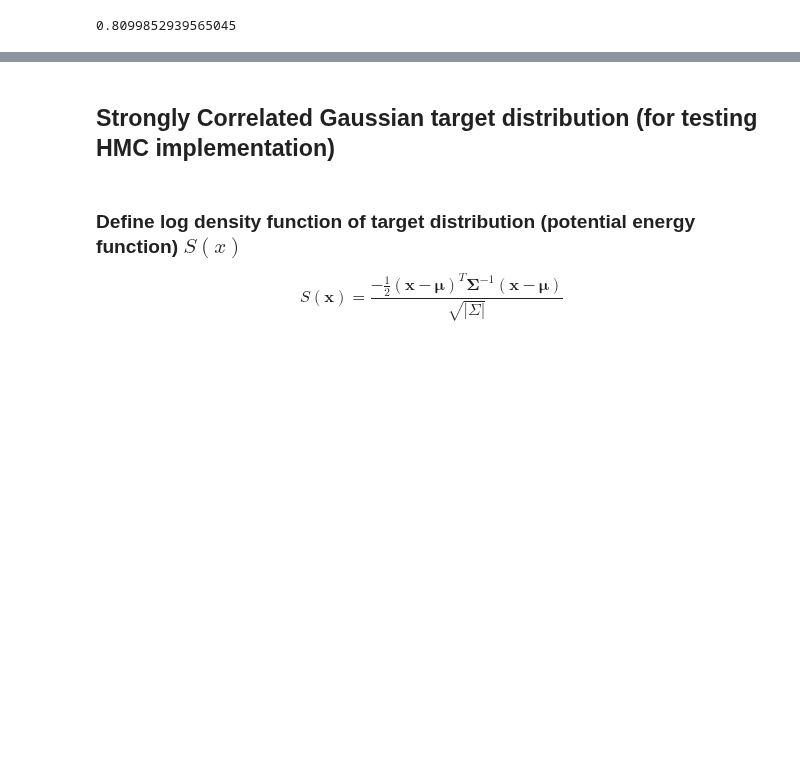
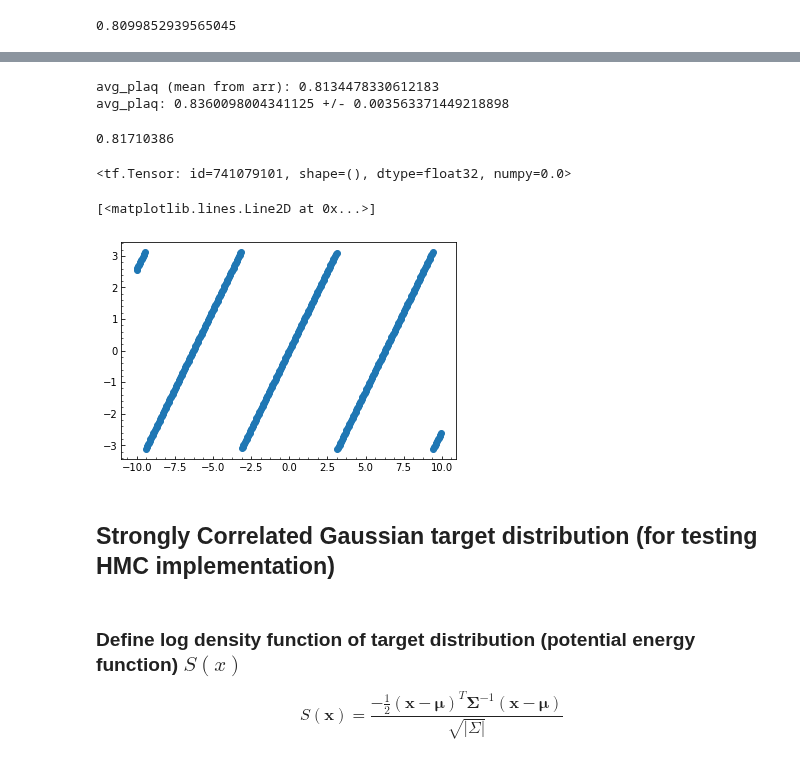
Before and after one commit to saforem2/l2hmc, a Jupyter notebook: l2hmc/notebooks/generic_hmc.ipynb, the cells around one changed output, grey strips where cells are left out. Drawn from its saved outputs; the diff is of its cells as text; code cells hidden in the pictures; blank space fills up the shorter version.

```diff
--- a/l2hmc/notebooks/generic_hmc.ipynb
+++ b/l2hmc/notebooks/generic_hmc.ipynb
@@ -131,10 +135,10 @@ print(u1_plaq_exact(beta))
 # loss_eps: for numeric stability in loss function
 # beta: inverse coupling strength
 ##############################################################################
-time_size, space_size, dim, beta, num_samples = (8, 8, 2, 3., 2)
-n_steps, eps, loss_scale, loss_eps = (5, 0.1, .1, 1e-4)
+time_size, space_size, dim, beta, num_samples = (4, 4, 2, 3., 4)
+n_steps, eps, loss_scale, loss_eps = (10, 0.1, .1, 1e-4)
 rand=True
-l2_dist = False
+l2_dist = True
 conv_net = True
 # %%
 u1_lattice = GaugeLattice(time_size, space_size, dim, beta,
@@ -227,0 +238,3 @@ avg_plaquettes: [array([0.8275659 , 0.84386617], dtype=float32)]
+# %%
+x = tf.reshape(samples, shape=[samples.shape[0], -1])
+y = tf.random_normal(x.shape)
@@ -228,3 +278,33 @@ avg_plaquettes: [array([0.8275659 , 0.84386617], dtype=float32)]
+# %%
+avg_plaqs_arr = np.array(average_plaquettes)
+_avg_plaqs_arr = np.mean(avg_plaqs_arr, axis=0)
+avg_plaq, avg_plaq_err = calc_avg_vals_errors(avg_plaqs_arr[450:500], num_blocks=50)
+print(f'avg_plaq (mean from arr): {np.mean(_avg_plaqs_arr)}')
+print(f'avg_plaq: {avg_plaq} +/- {avg_plaq_err}')
+# %% [output]
+avg_plaq (mean from arr): 0.8134478330612183
+avg_plaq: 0.8360098004341125 +/- 0.003563371449218898
+# %%
+np.mean(average_plaquettes[-100:])
+# %% [output]
+0.81710386
+# %%
+def project_angle(x):
+    """Function to project an angle from [-4pi, 4pi] to [-pi, pi]."""
+    return x - 2 * np.pi * tf.math.floor((x + np.pi) / (2 * np.pi))
+# %%
+project_angle(-2 * np.pi)
+# %% [output]
+<tf.Tensor: id=741079101, shape=(), dtype=float32, numpy=0.0>
+# %%
+t = np.arange(-10, 10, 0.05)
+y = project_angle(t)
+# %%
+fig, ax = plt.subplots()
+ax.plot(t, y, 'o')
+# %% [output]
+[<matplotlib.lines.Line2D at 0x...>]
+[figure, added]
 # %% [markdown]
 ## Strongly Correlated Gaussian target distribution (for testing HMC implementation)
 # %% [markdown]
```
Also changed, not shown: parts of 16 cells of this notebook, 2 other files.
